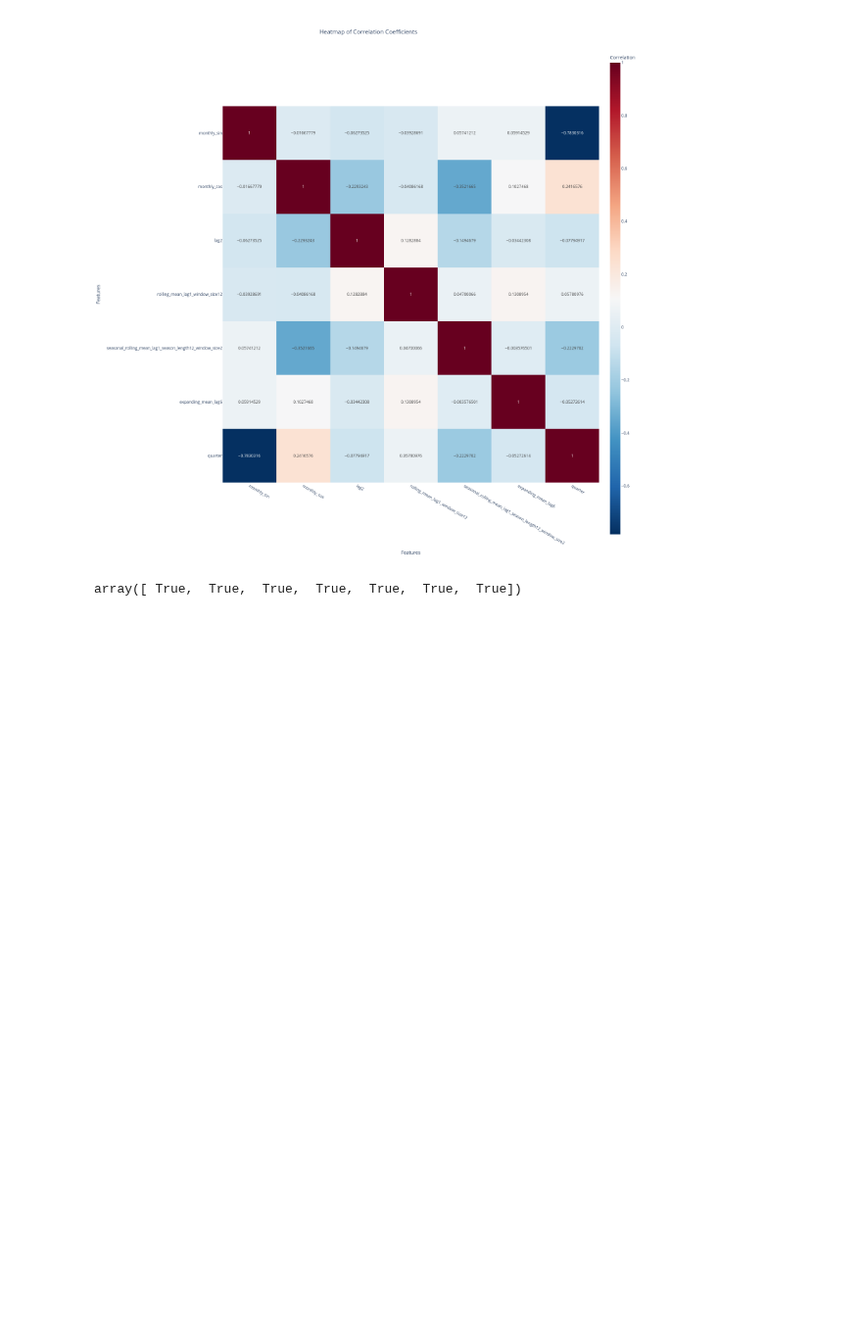
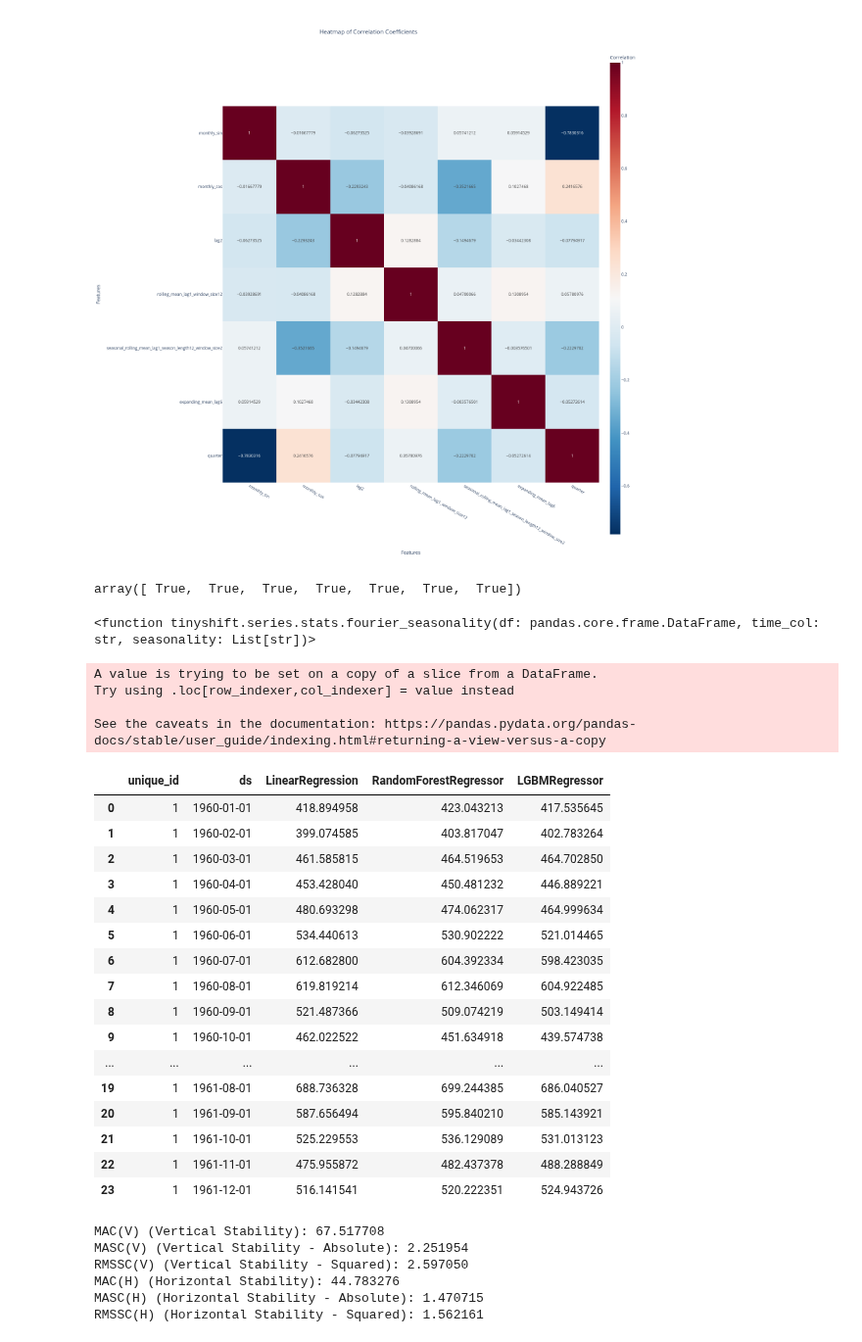
Before and after one commit to HeyLucasLeao/forecasting, a Jupyter notebook: 3.ml_modelling.ipynb, the cells around one changed output. Shown at 98% size. Saved outputs shown, nothing was run; the diff lists cells and outputs as text; code cells hidden in the pictures; blank space fills up the shorter version.

Commit message:
Refactor execution counts and update warnings in Jupyter notebook; modify stability calculations for improved clarity and consistency.

```diff
--- a/3.ml_modelling.ipynb
+++ b/3.ml_modelling.ipynb
@@ -244,3 +244,7 @@ filter_features_by_vif(
 )
 # %% [output]
 array([ True,  True,  True,  True,  True,  True,  True])
+# %%
+fourier_seasonality
+# %% [output]
+<function tinyshift.series.stats.fourier_seasonality(df: pandas.core.frame.DataFrame, time_col: str, seasonality: List[str])>
@@ -246,0 +315,53 @@ array([ True,  True,  True,  True,  True,  True,  True])
+# %%
+test = adicionar_linhas_datetime_por_frequencia(test[["unique_id", "ds"]], "MS", 12)
+# %% [output]
+A value is trying to be set on a copy of a slice from a DataFrame.
+Try using .loc[row_indexer,col_indexer] = value instead
+
+See the caveats in the documentation: https://pandas.pydata.org/pandas-docs/stable/user_guide/indexing.html#returning-a-view-versus-a-copy
+# %%
+test = fourier_seasonality(test, "ds", seasonality=["monthly"])
+# %%
+res = mf.predict(h=24, X_df=test[["unique_id", "ds", "monthly_sin", "monthly_cos"]])
+# %%
+res
+# %% [output]
+|  | unique_id | ds | LinearRegression | RandomForestRegressor | LGBMRegressor |
+| 0 | 1 | 1960-01-01 | 418.894958 | 423.043213 | 417.535645 |
+| 1 | 1 | 1960-02-01 | 399.074585 | 403.817047 | 402.783264 |
+| 2 | 1 | 1960-03-01 | 461.585815 | 464.519653 | 464.702850 |
+| 3 | 1 | 1960-04-01 | 453.428040 | 450.481232 | 446.889221 |
+| 4 | 1 | 1960-05-01 | 480.693298 | 474.062317 | 464.999634 |
+| 5 | 1 | 1960-06-01 | 534.440613 | 530.902222 | 521.014465 |
+| 6 | 1 | 1960-07-01 | 612.682800 | 604.392334 | 598.423035 |
+| 7 | 1 | 1960-08-01 | 619.819214 | 612.346069 | 604.922485 |
+| 8 | 1 | 1960-09-01 | 521.487366 | 509.074219 | 503.149414 |
+| 9 | 1 | 1960-10-01 | 462.022522 | 451.634918 | 439.574738 |
+| ... | ... | ... | ... | ... | ... |
+| 19 | 1 | 1961-08-01 | 688.736328 | 699.244385 | 686.040527 |
+| 20 | 1 | 1961-09-01 | 587.656494 | 595.840210 | 585.143921 |
+| 21 | 1 | 1961-10-01 | 525.229553 | 536.129089 | 531.013123 |
+| 22 | 1 | 1961-11-01 | 475.955872 | 482.437378 | 488.288849 |
+| 23 | 1 | 1961-12-01 | 516.141541 | 520.222351 | 524.943726 |
+# %%
+seasonality_val = 12
+
+masc_v_result = mascv(train["y"], res["LGBMRegressor"][12:], res["LGBMRegressor"][:12], seasonality_val)
+rmssc_v_result = rmsscv(train["y"], res["LGBMRegressor"][12:], res["LGBMRegressor"][:12], seasonality_val)
+macv_result = macv(res["LGBMRegressor"][12:], res["LGBMRegressor"][:12])
+mach_result = mach(res["LGBMRegressor"][12:])
+masc_h_result = masch(train["y"], res["LGBMRegressor"][12:], seasonality_val)
+rmssc_h_result = rmssch(train["y"], res["LGBMRegressor"][12:], seasonality_val)
+print(f"MAC(V) (Vertical Stability): {macv_result:.6f}")
+print(f"MASC(V) (Vertical Stability - Absolute): {masc_v_result:.6f}")
+print(f"RMSSC(V) (Vertical Stability - Squared): {rmssc_v_result:.6f}")
+print(f"MAC(H) (Horizontal Stability): {mach_result:.6f}")
+print(f"MASC(H) (Horizontal Stability - Absolute): {masc_h_result:.6f}")
+print(f"RMSSC(H) (Horizontal Stability - Squared): {rmssc_h_result:.6f}")
+# %% [output]
+MAC(V) (Vertical Stability): 67.517708
+MASC(V) (Vertical Stability - Absolute): 2.251954
+RMSSC(V) (Vertical Stability - Squared): 2.597050
+MAC(H) (Horizontal Stability): 44.783276
+MASC(H) (Horizontal Stability - Absolute): 1.470715
+RMSSC(H) (Horizontal Stability - Squared): 1.562161
```
Also changed, not shown: parts of 2 cells of this notebook, 1 other file.
